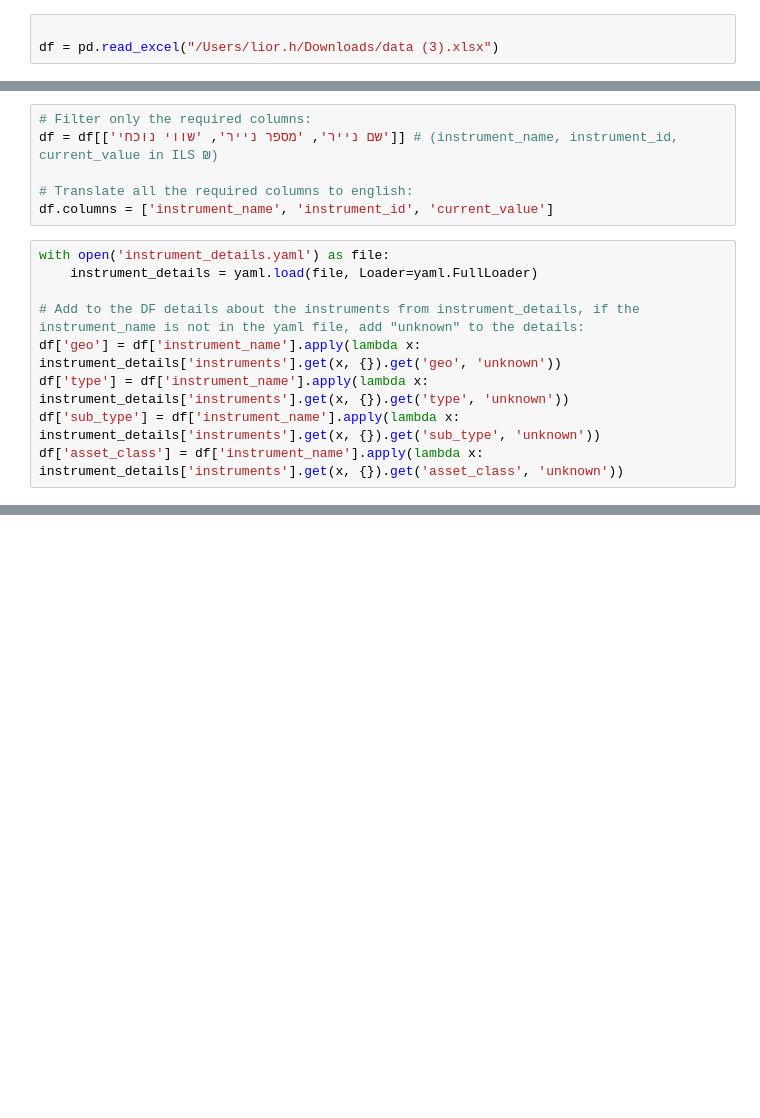
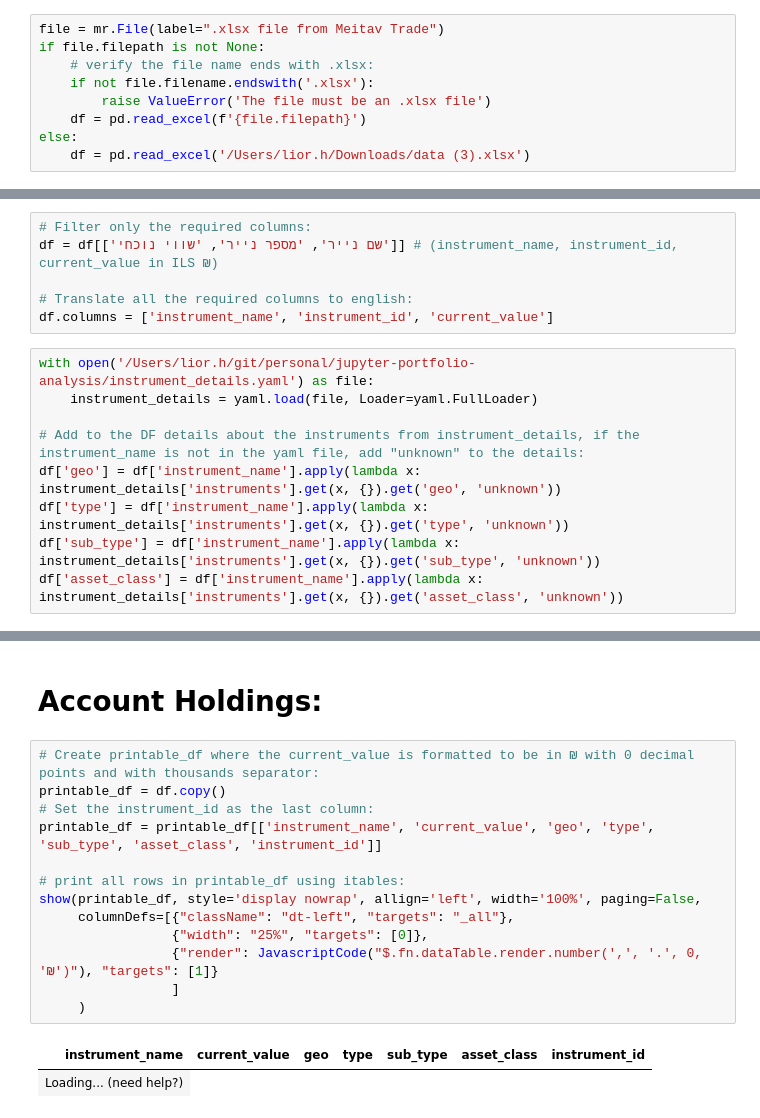
Before and after one commit to LiorHalfon/Meitav-Trade-Spark-Portfolio-Analyzer, a Jupyter notebook: spark_portfolio_analysis.ipynb, the cells around one changed output, grey strips where cells are left out. Drawn from its saved outputs; the diff is of its cells as text; blank space fills up the shorter version.

```diff
--- a/spark_portfolio_analysis.ipynb
+++ b/spark_portfolio_analysis.ipynb
@@ -26,3 +22,9 @@ pio.templates.default = "plotly_white"
 # %%
-
-df = pd.read_excel("/Users/lior.h/Downloads/data (3).xlsx")
+file = mr.File(label=".xlsx file from Meitav Trade")
+if file.filepath is not None:
+    # verify the file name ends with .xlsx:
+    if not file.filename.endswith('.xlsx'):
+        raise ValueError('The file must be an .xlsx file')
+    df = pd.read_excel(f'{file.filepath}')
+else:
+    df = pd.read_excel('/Users/lior.h/Downloads/data (3).xlsx')
@@ -33,7 +37,7 @@ df = df[['שם נייר', 'מספר נייר', 'שווי נוכחי']] # (instru
 # Translate all the required columns to english:
 df.columns = ['instrument_name', 'instrument_id', 'current_value']
 # %%
-with open('instrument_details.yaml') as file:
+with open('/Users/lior.h/git/personal/jupyter-portfolio-analysis/instrument_details.yaml') as file:
     instrument_details = yaml.load(file, Loader=yaml.FullLoader)
 
 # Add to the DF details about the instruments from instrument_details, if the instrument_name is not in the yaml file, add "unknown" to the details:
@@ -76,3 +70,21 @@ fig = px.pie(df, names='asset_class', values='current_value', title='Current Val
 fig.show()
 # %% [output]
 [interactive output not drawn]
+# %% [markdown]
+# Account Holdings:
+# %%
+# Create printable_df where the current_value is formatted to be in ₪ with 0 decimal points and with thousands separator:
+printable_df = df.copy()
+# Set the instrument_id as the last column:
+printable_df = printable_df[['instrument_name', 'current_value', 'geo', 'type', 'sub_type', 'asset_class', 'instrument_id']]
+
+# print all rows in printable_df using itables:
+show(printable_df, style='display nowrap', allign='left', width='100%', paging=False,
+     columnDefs=[{"className": "dt-left", "targets": "_all"},
+                 {"width": "25%", "targets": [0]},
+                 {"render": JavascriptCode("$.fn.dataTable.render.number(',', '.', 0, '₪')"), "targets": [1]}
+                 ]
+     )
+# %% [output]
+| instrument_name | current_value | geo | type | sub_type | asset_class | instrument_id |
+| Loading... (need help?) |
```
Also changed, not shown: parts of 5 cells of this notebook, 1 other file.
